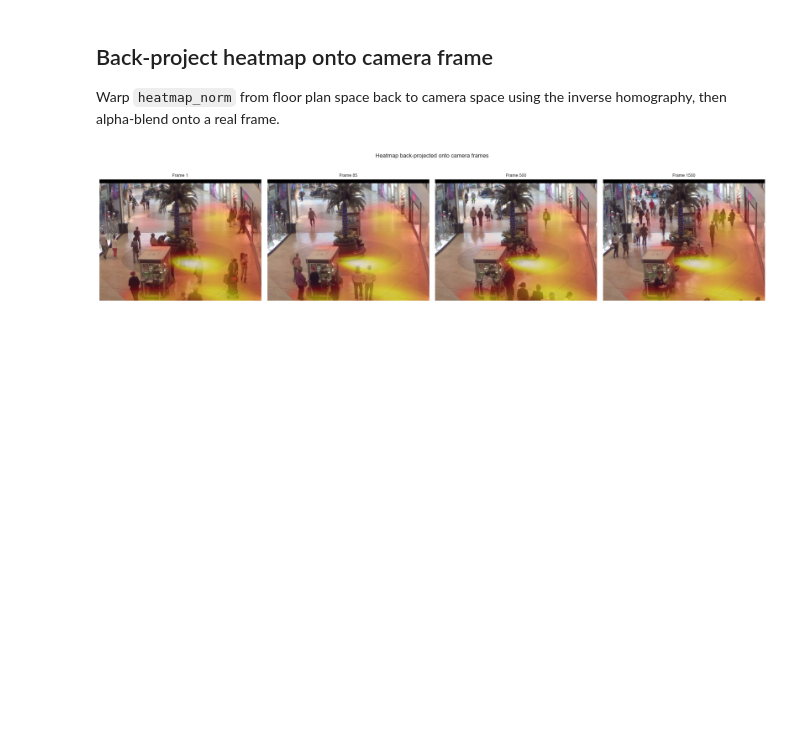
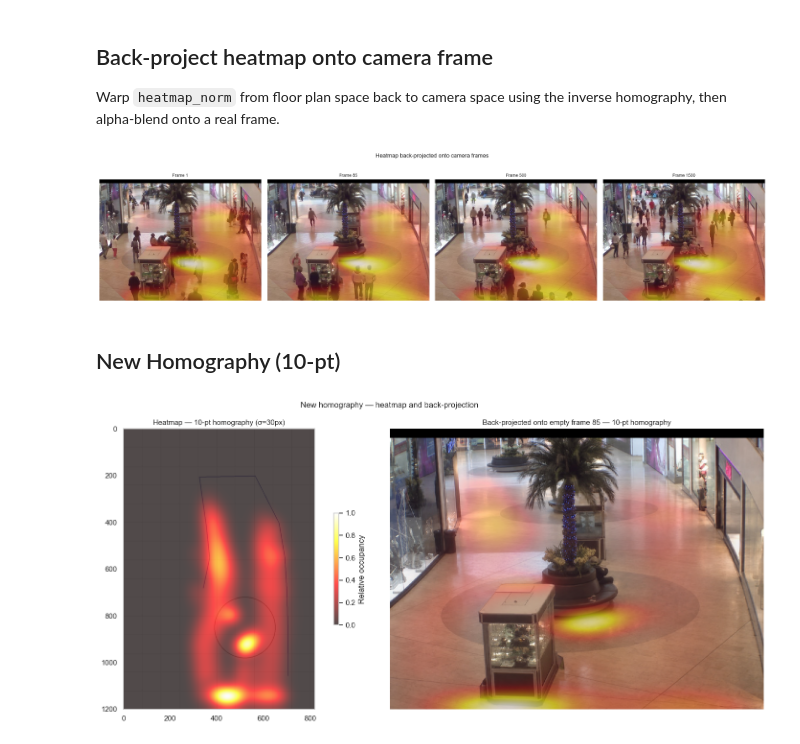
Before and after one commit to kcholyshere/Mall-heatmap, a Jupyter notebook: notebooks/04_heatmap_generation.ipynb, the cells around one changed output. Cells and saved outputs as stored; diff of their text form; code cells hidden in the pictures; blank space fills up the shorter version.

```diff
--- a/notebooks/04_heatmap_generation.ipynb
+++ b/notebooks/04_heatmap_generation.ipynb
@@ -125,3 +127,31 @@ plt.tight_layout()
 plt.show()
 # %% [output]
 [figure]
+# %% [markdown]
+## New Homography (10-pt)
+# %%
+H_new     = np.load(PROCESSED / 'homography_10pt.npy')
+H_new_inv = np.linalg.inv(H_new)
+
+projected_10pt = pd.read_csv(PROCESSED / 'projected_detections_10pt.csv')
+heatmap_10pt   = build_heatmap(projected_10pt)
+
+empty_frame = plt.imread('../reports/figures/Empty_frame_85.jpg')
+
+fig, axes = plt.subplots(1, 2, figsize=(16, 7))
+
+axes[0].imshow(make_floor_canvas(polygon_pts=FLOOR_POLYGON), extent=[0, FLOOR_W, FLOOR_H, 0])
+im = axes[0].imshow(heatmap_10pt, extent=[0, FLOOR_W, FLOOR_H, 0], cmap='hot', alpha=0.7, vmin=0, vmax=1)
+plt.colorbar(im, ax=axes[0], shrink=0.4, label='Relative occupancy')
+axes[0].grid(False)
+axes[0].set_title(f'Heatmap — 10-pt homography (σ={SIGMA}px)', fontsize=11)
+
+axes[1].imshow(backproject(heatmap_10pt, H_new_inv, empty_frame))
+axes[1].set_title('Back-projected onto empty frame 85 — 10-pt homography', fontsize=11)
+axes[1].axis('off')
+
+plt.suptitle('New homography — heatmap and back-projection', fontsize=12)
+plt.tight_layout()
+plt.show()
+# %% [output]
+[figure, added]
```
Also changed, not shown: parts of 2 cells of this notebook, 3 other files.
